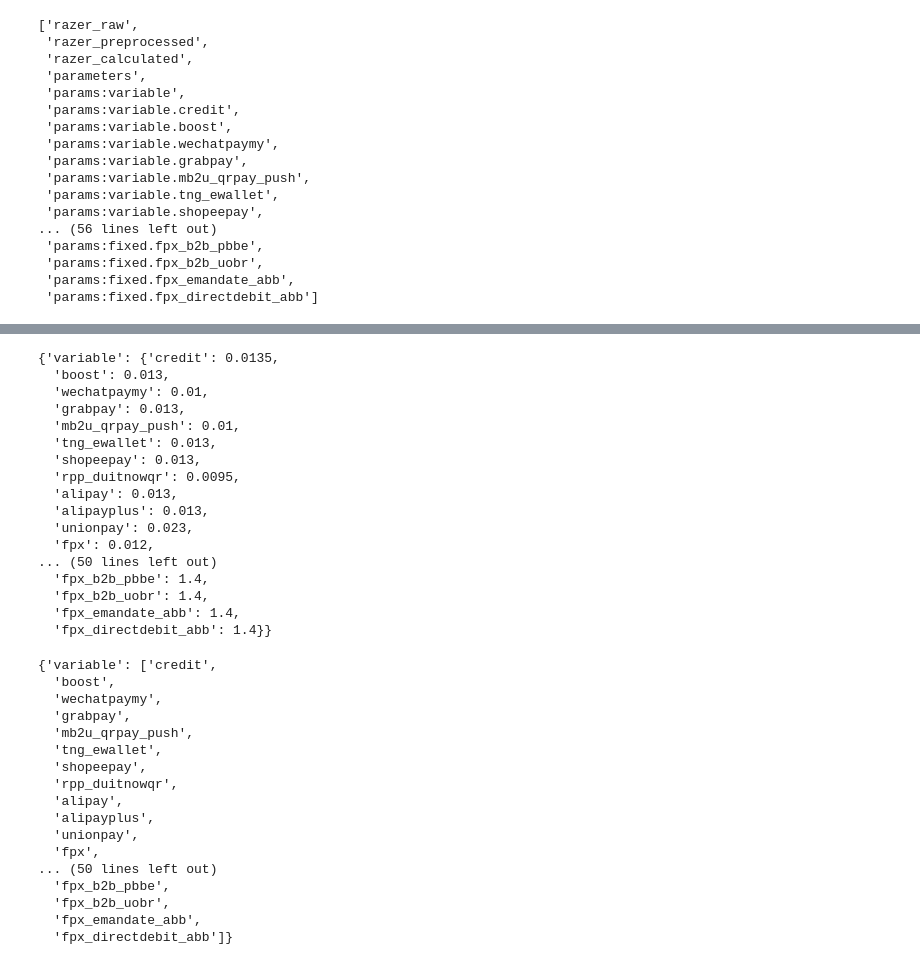
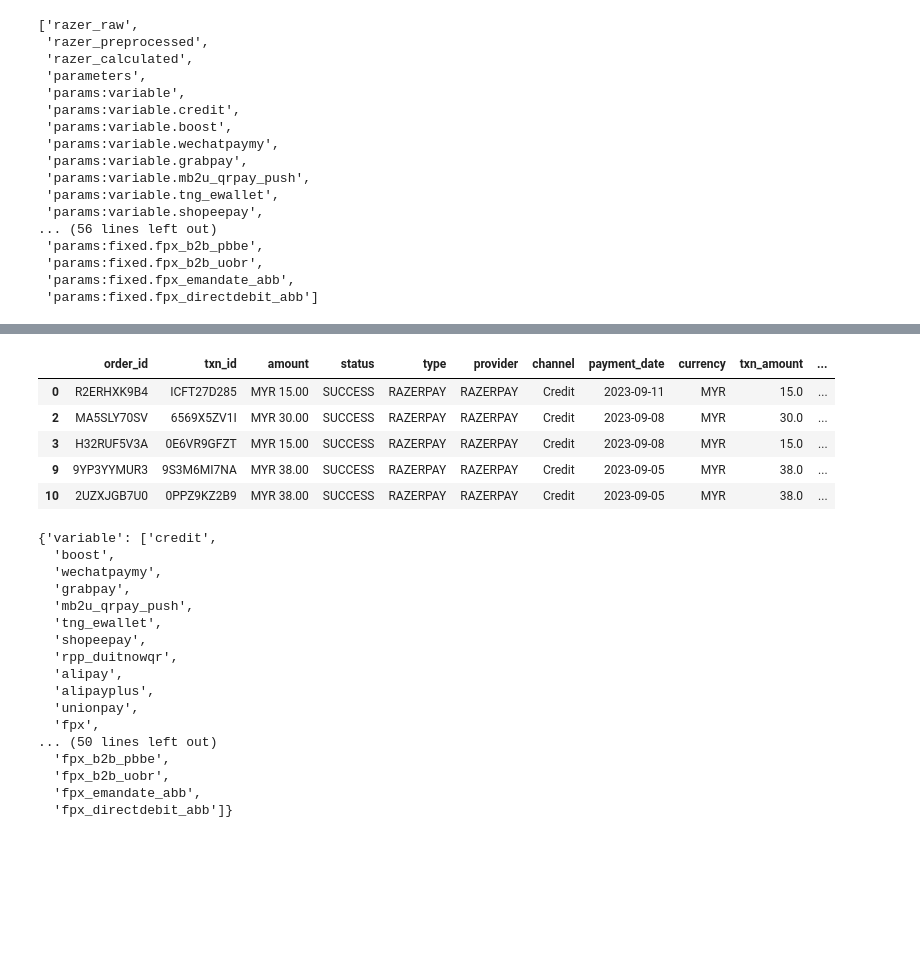
Before and after one commit to Bahqifays/Razer, a Jupyter notebook: notebooks/Test.ipynb, the cells around one changed output, grey strips where cells are left out. Drawn from its saved outputs; the diff is of its cells as text; code cells hidden in the pictures; blank space fills up the shorter version.

```diff
--- a/notebooks/Test.ipynb
+++ b/notebooks/Test.ipynb
@@ -123,25 +171,14 @@ data_success['txn_amount'] = data_success['txn_amount'].apply(lambda x: x.replac
 # Convert 'channel' to lowercase and replace spaces with underscores
 data_success['channel_copy'] = data_success['channel'].apply(lambda x: x.lower().replace(' ', '_').replace('-', '_'))
 # %%
-params
+data_success.head()
 # %% [output]
-{'variable': {'credit': 0.0135,
-  'boost': 0.013,
-  'wechatpaymy': 0.01,
-  'grabpay': 0.013,
-  'mb2u_qrpay_push': 0.01,
-  'tng_ewallet': 0.013,
-  'shopeepay': 0.013,
-  'rpp_duitnowqr': 0.0095,
-  'alipay': 0.013,
-  'alipayplus': 0.013,
-  'unionpay': 0.023,
-  'fpx': 0.012,
-... (50 lines left out)
-  'fpx_b2b_pbbe': 1.4,
-  'fpx_b2b_uobr': 1.4,
-  'fpx_emandate_abb': 1.4,
-  'fpx_directdebit_abb': 1.4}}
+|  | order_id | txn_id | amount | status | type | provider | channel | payment_date | currency | txn_amount | ... |
+| 0 | R2ERHXK9B4 | ICFT27D285 | MYR 15.00 | SUCCESS | RAZERPAY | RAZERPAY | Credit | 2023-09-11 | MYR | 15.0 | ... |
+| 2 | MA5SLY70SV | 6569X5ZV1I | MYR 30.00 | SUCCESS | RAZERPAY | RAZERPAY | Credit | 2023-09-08 | MYR | 30.0 | ... |
+| 3 | H32RUF5V3A | 0E6VR9GFZT | MYR 15.00 | SUCCESS | RAZERPAY | RAZERPAY | Credit | 2023-09-08 | MYR | 15.0 | ... |
+| 9 | 9YP3YYMUR3 | 9S3M6MI7NA | MYR 38.00 | SUCCESS | RAZERPAY | RAZERPAY | Credit | 2023-09-05 | MYR | 38.0 | ... |
+| 10 | 2UZXJGB7U0 | 0PPZ9KZ2B9 | MYR 38.00 | SUCCESS | RAZERPAY | RAZERPAY | Credit | 2023-09-05 | MYR | 38.0 | ... |
 # %%
 # Create a dictionary of lists containing the keys
 # channel_dict = {key: [inner_dict_key for inner_dict in value for inner_dict_key in inner_dict.keys()] for key, value in params.items()}
```
Also changed, not shown: parts of 12 cells of this notebook, 3 other files.
